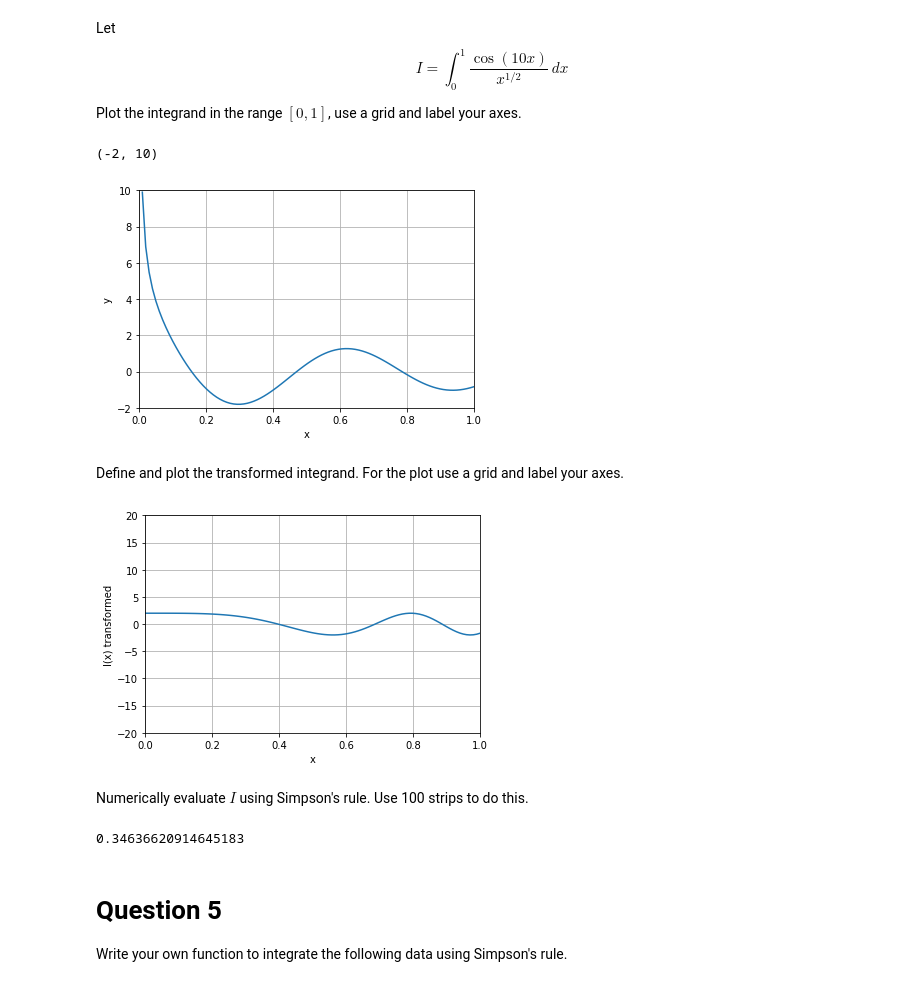
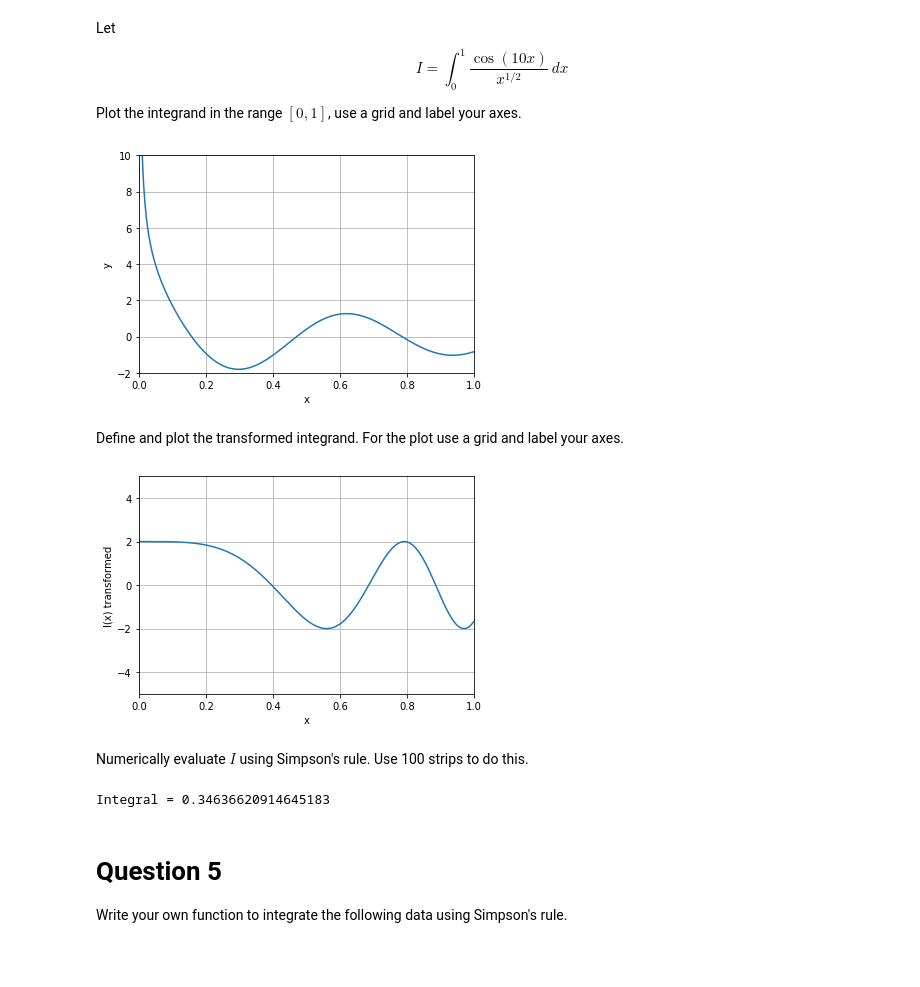
Before and after one commit to MichealHeanue/ACM20030, a Jupyter notebook: Assignment-4.ipynb, the cells around one changed output. Drawn from its saved outputs; the diff is of its cells as text; code cells hidden in the pictures; blank space fills up the shorter version.

```diff
--- a/Assignment-4.ipynb
+++ b/Assignment-4.ipynb
@@ -188,35 +214,34 @@ Plot the integrand in the range $[0,1]$, use a grid and label your axes.
 # %%
 def I(x):
     return np.cos(10*x)/np.sqrt(x)
-x = np.linspace(0,1,100)
+x = np.linspace(0,1,500)
 plt.grid(True)
-plt.plot(x,I(x))
+plt.plot(x,I(x));
 plt.xlabel("x")
 plt.ylabel("y")
-plt.xlim(0,1)
-plt.ylim(-2,10)
+plt.xlim(0,1);
+plt.ylim(-2,10);
 # %% [output]
-(-2, 10)
 [figure]
 # %% [markdown]
 Define and plot the transformed integrand. For the plot use a grid and label your axes.
 # %%
-def Transform(t):
-    return 2*np.cos(10*t**(2))
-plt.plot(x, Transform(x))
+def Transformed(t):
+    return 2*np.cos(10*t**2)
+plt.plot(x, Transformed(x))
 plt.xlabel("x")
 plt.ylabel("I(x) transformed")
-plt.xlim(0,1)
-plt.ylim(-20,20)
+plt.xlim(0,1);
+plt.ylim(-5,5);
 plt.grid(True)
 # %% [output]
-[figure, old version]
+[figure, new version]
 # %% [markdown]
 Numerically evaluate $I$ using Simpson's rule. Use 100 strips to do this.
 # %%
-SimpsonsIntegrate(Transform,0,1,100)
+print("Integral =",SimpsonsIntegrate(Transformed,0,1,100))
 # %% [output]
-0.34636620914645183
+Integral = 0.34636620914645183
 # %% [markdown]
 # Question 5
 
```
Also changed, not shown: parts of 13 cells of this notebook.
